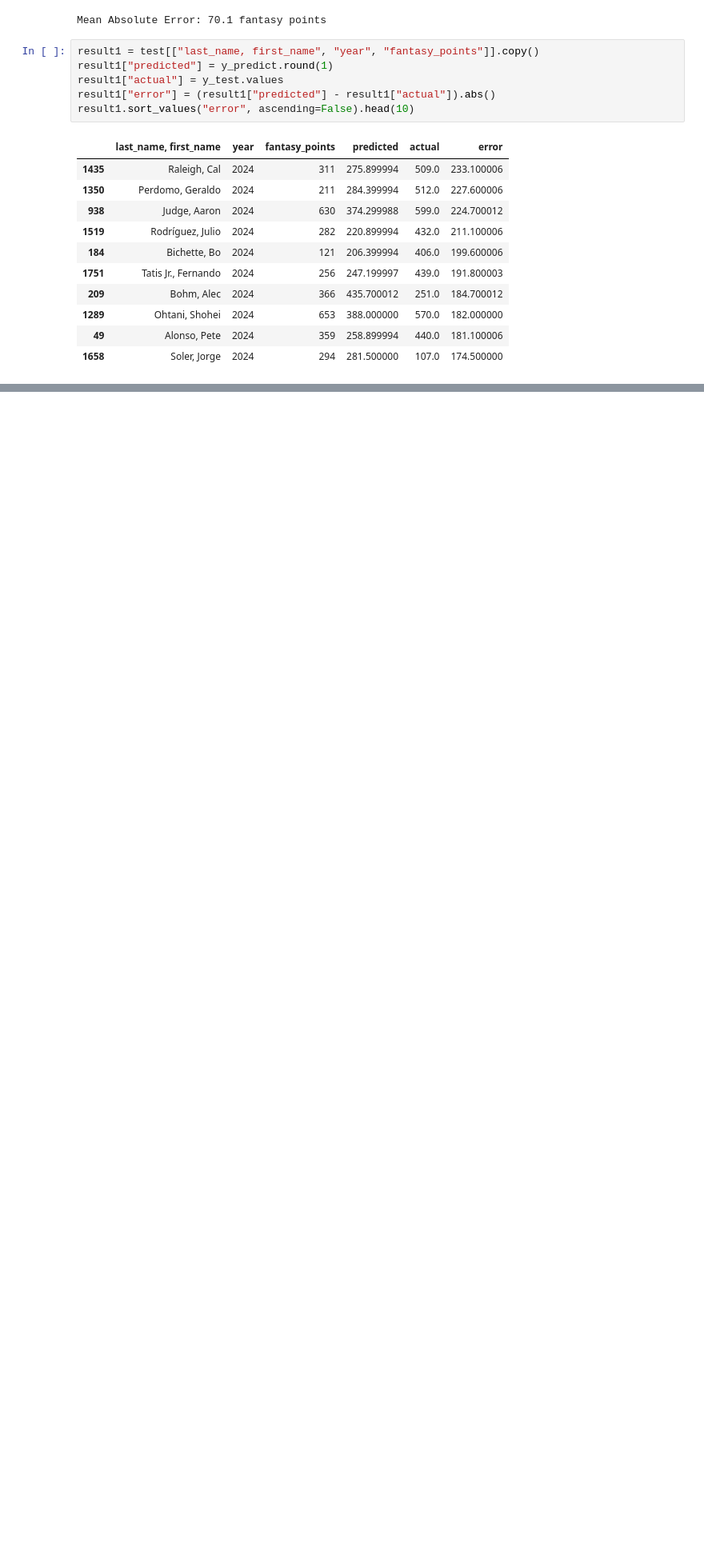
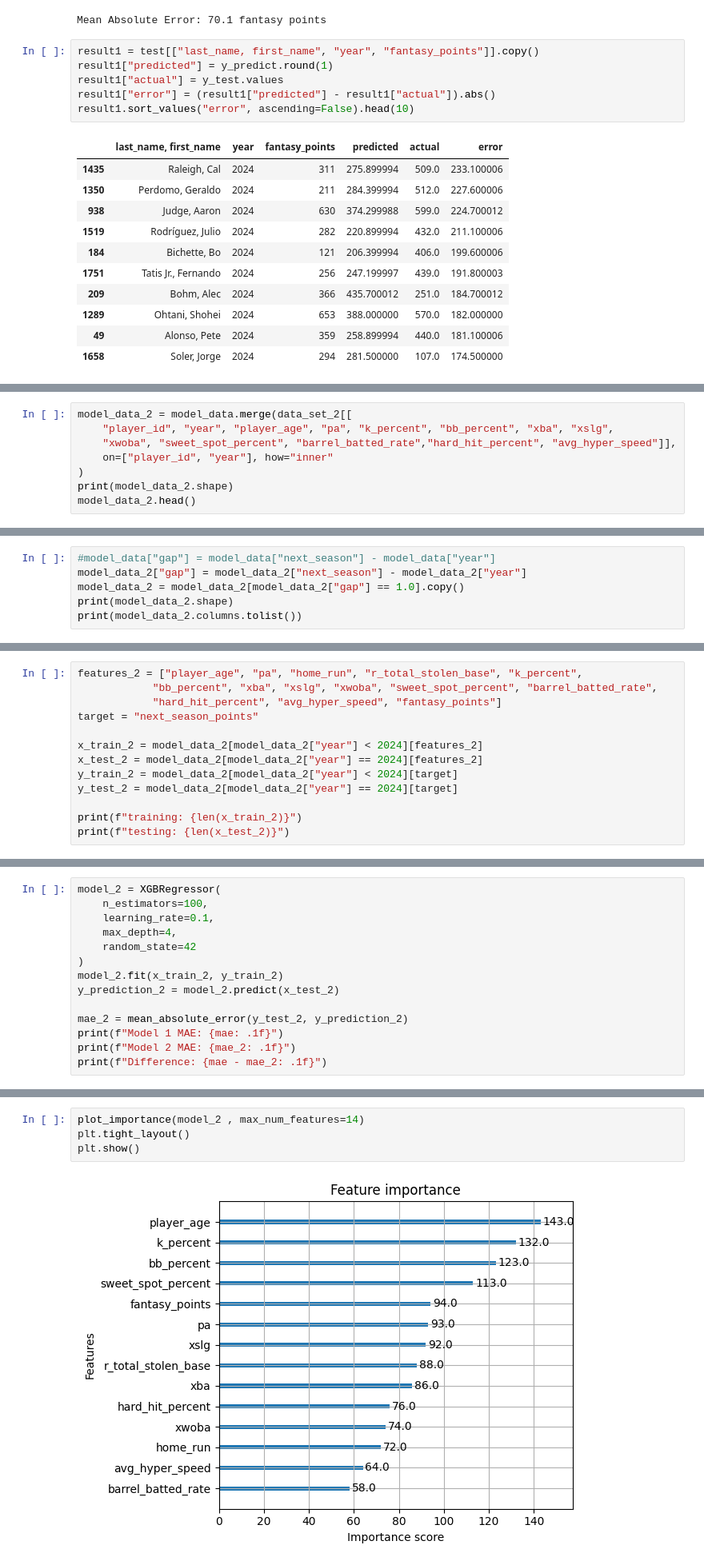
Before and after one commit to Gabriel-Molina123/baseball-fantasy-projections, a Jupyter notebook: notebooks/02_modelTest.ipynb, the cells around one changed output, grey strips where cells are left out. Shown at 80% size. Cells and saved outputs as stored; diff of their text form; blank space fills up the shorter version.

Commit message:
Model 2 (advanced stats)
MAE 66.2
High importance score for age

```diff
--- a/notebooks/02_modelTest.ipynb
+++ b/notebooks/02_modelTest.ipynb
@@ -141,0 +158,8 @@ result1.sort_values("error", ascending=False).head(10)
+# %%
+model_data_2 = model_data.merge(data_set_2[[
+    "player_id", "year", "player_age", "pa", "k_percent", "bb_percent", "xba", "xslg",
+    "xwoba", "sweet_spot_percent", "barrel_batted_rate","hard_hit_percent", "avg_hyper_speed"]],
+    on=["player_id", "year"], how="inner"
+)
+print(model_data_2.shape)
+model_data_2.head()
@@ -141,0 +175,6 @@ result1.sort_values("error", ascending=False).head(10)
+# %%
+#model_data["gap"] = model_data["next_season"] - model_data["year"]
+model_data_2["gap"] = model_data_2["next_season"] - model_data_2["year"]
+model_data_2 = model_data_2[model_data_2["gap"] == 1.0].copy()
+print(model_data_2.shape)
+print(model_data_2.columns.tolist())
@@ -141,0 +184,13 @@ result1.sort_values("error", ascending=False).head(10)
+# %%
+features_2 = ["player_age", "pa", "home_run", "r_total_stolen_base", "k_percent",
+            "bb_percent", "xba", "xslg", "xwoba", "sweet_spot_percent", "barrel_batted_rate",
+            "hard_hit_percent", "avg_hyper_speed", "fantasy_points"]
+target = "next_season_points"
+
+x_train_2 = model_data_2[model_data_2["year"] < 2024][features_2]
+x_test_2 = model_data_2[model_data_2["year"] == 2024][features_2]
+y_train_2 = model_data_2[model_data_2["year"] < 2024][target]
+y_test_2 = model_data_2[model_data_2["year"] == 2024][target]
+
+print(f"training: {len(x_train_2)}")
+print(f"testing: {len(x_test_2)}")
@@ -141,0 +200,14 @@ result1.sort_values("error", ascending=False).head(10)
+# %%
+model_2 = XGBRegressor(
+    n_estimators=100,
+    learning_rate=0.1,
+    max_depth=4,
+    random_state=42
+)
+model_2.fit(x_train_2, y_train_2)
+y_prediction_2 = model_2.predict(x_test_2)
+
+mae_2 = mean_absolute_error(y_test_2, y_prediction_2)
+print(f"Model 1 MAE: {mae: .1f}")
+print(f"Model 2 MAE: {mae_2: .1f}")
+print(f"Difference: {mae - mae_2: .1f}")
@@ -141,0 +236,6 @@ result1.sort_values("error", ascending=False).head(10)
+# %%
+plot_importance(model_2 , max_num_features=14)
+plt.tight_layout()
+plt.show()
+# %% [output]
+[figure, added]
```
Also changed, not shown: parts of 7 cells of this notebook.
